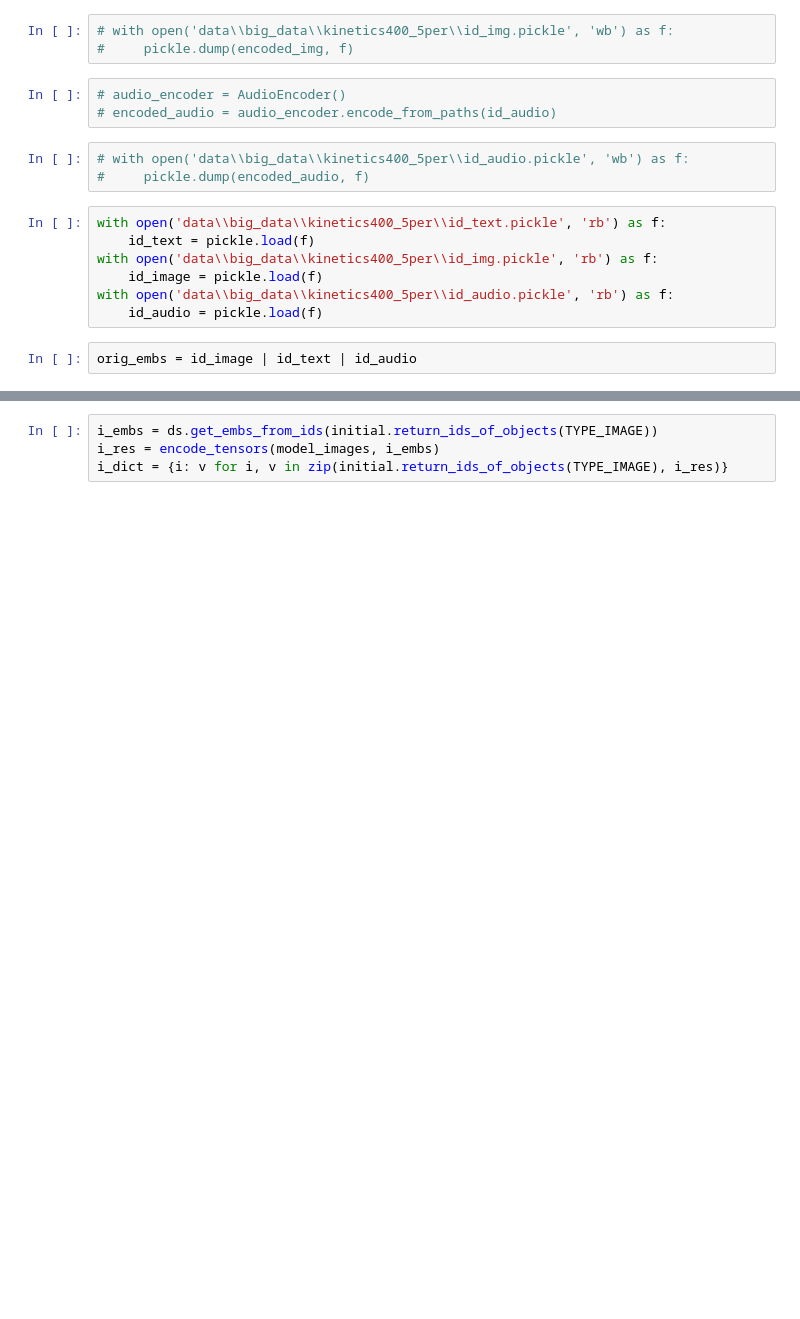
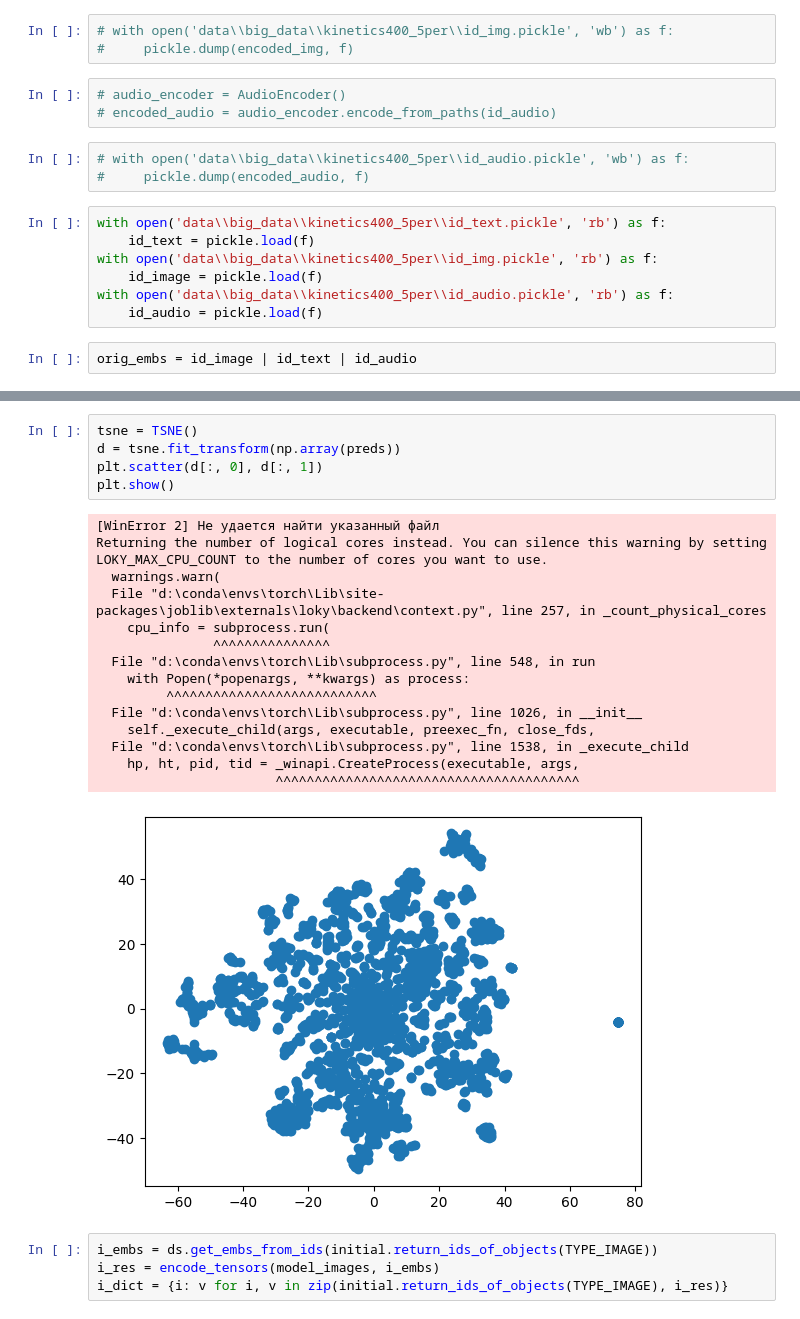
Before and after one commit to Dmitrii975/Multimodal-Experiment, a Jupyter notebook: Kinetics.ipynb, the cells around one changed output, grey strips where cells are left out. Drawn from its saved outputs; the diff is of its cells as text; blank space fills up the shorter version.

```diff
--- a/Kinetics.ipynb
+++ b/Kinetics.ipynb
@@ -210,3 +213,24 @@ median = 0.8649291396141052
+# %%
+tsne = TSNE()
+d = tsne.fit_transform(np.array(preds))
+plt.scatter(d[:, 0], d[:, 1])
+plt.show()
+# %% [output]
+[WinError 2] Не удается найти указанный файл
+Returning the number of logical cores instead. You can silence this warning by setting LOKY_MAX_CPU_COUNT to the number of cores you want to use.
+  warnings.warn(
+  File "d:\conda\envs\torch\Lib\site-packages\joblib\externals\loky\backend\context.py", line 257, in _count_physical_cores
+    cpu_info = subprocess.run(
+               ^^^^^^^^^^^^^^^
+  File "d:\conda\envs\torch\Lib\subprocess.py", line 548, in run
+    with Popen(*popenargs, **kwargs) as process:
+         ^^^^^^^^^^^^^^^^^^^^^^^^^^^
+  File "d:\conda\envs\torch\Lib\subprocess.py", line 1026, in __init__
+    self._execute_child(args, executable, preexec_fn, close_fds,
+  File "d:\conda\envs\torch\Lib\subprocess.py", line 1538, in _execute_child
+    hp, ht, pid, tid = _winapi.CreateProcess(executable, args,
+                       ^^^^^^^^^^^^^^^^^^^^^^^^^^^^^^^^^^^^^^^
+[figure, added]
 # %%
 i_embs = ds.get_embs_from_ids(initial.return_ids_of_objects(TYPE_IMAGE))
 i_res = encode_tensors(model_images, i_embs)
```
Also changed, not shown: parts of 13 cells of this notebook.
